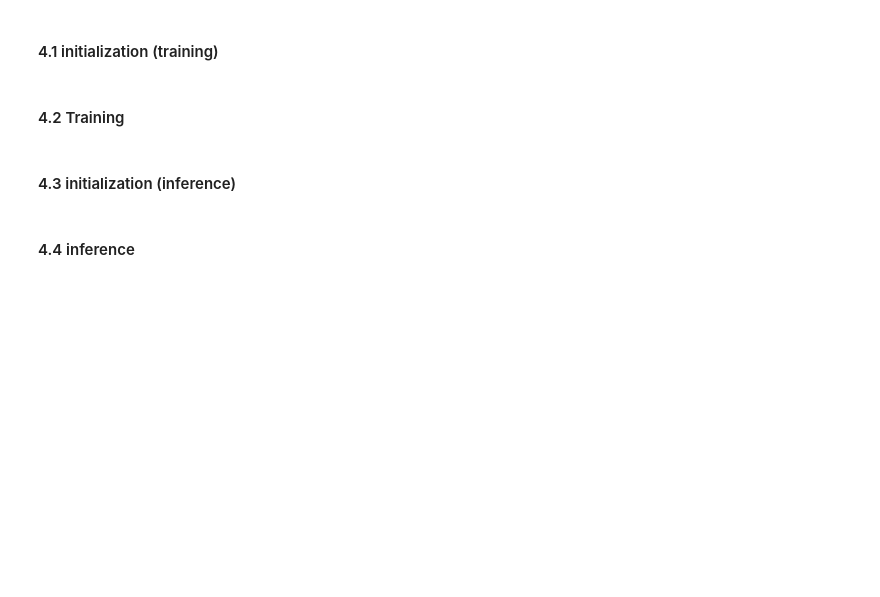
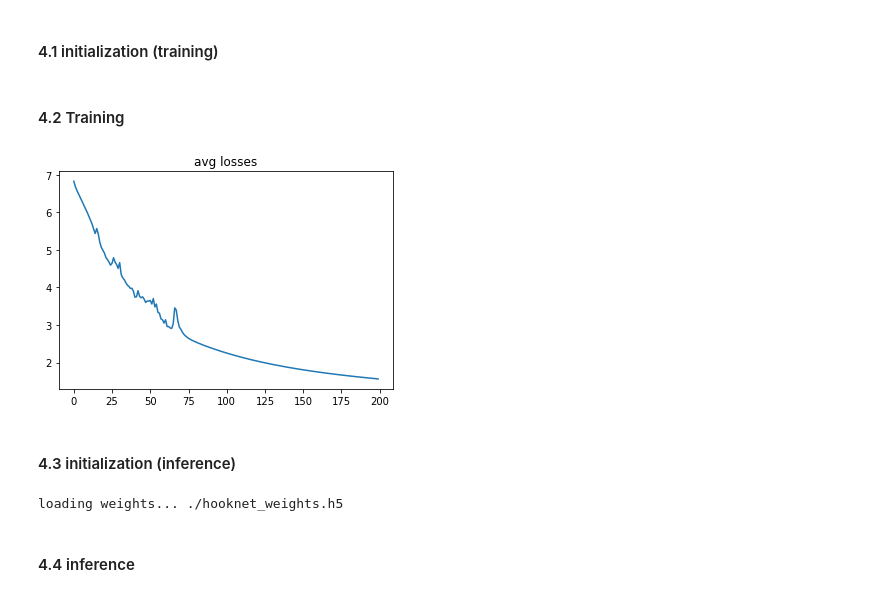
Before and after one commit to DIAGNijmegen/pathology-hooknet, a Jupyter notebook: notebooks/HookNetPracticalGuide.ipynb, the cells around one changed output. Saved outputs shown, nothing was run; the diff lists cells and outputs as text; code cells hidden in the pictures; blank space fills up the shorter version.

```diff
--- a/notebooks/HookNetPracticalGuide.ipynb
+++ b/notebooks/HookNetPracticalGuide.ipynb
@@ -180,35 +186,37 @@ hooknet = HookNet(input_shape=input_shape,
 # %%
 avg_losses = []
 repeats = 200
-batches = 10
+number_of_batches = 10
 with create_batch_iterator(mode='training', user_config='./user_config.yml',
-                           batches=batches, cpus=4) as training_iterator:
+                           number_of_batches=number_of_batches, cpus=4) as training_iterator:
 
     for repeat in tqdm(range(repeats)):
         losses = []
-        for x_batch, y_batch in training_iterator:
+        for x_batch, y_batch, info in training_iterator:
 
             # transpose batchsize and patches
             x_batch = list(x_batch.transpose(1,0,2,3,4))
             y_batch = y_batch.transpose(1,0,2,3,4)[0]
 
             out = hooknet.train_on_batch(x=x_batch, y=y_batch, return_dict=True)
             losses.append(out['loss'])
         avg_losses.append(np.mean(losses))
 
 
 hooknet.save_weights('./hooknet_weights.h5')
 keras.backend.clear_session()
 plt.title('avg losses')
 plt.plot(avg_losses)
 plt.show()
+# %% [output]
+[figure, added]
 # %% [markdown]
 #### 4.3 initialization (inference)
 # %%
-batches = 6
+number_of_batches = 6
 training_iterator = create_batch_iterator(mode='training',
                            user_config='./inference_user_config.yml',
-                           batches=batches, cpus=4)
+                           number_of_batches=number_of_batches, cpus=4)
 
 input_shape = [[1244,1244, 3], [1244,1244, 3]]
 hook_indices = [0, 4]
@@ -219,6 +227,8 @@ inference_hooknet = HookNet(input_shape=input_shape,
                             hook_indices=hook_indices,
                             n_classes=n_classes,
                             model_weights='./hooknet_weights.h5')
+# %% [output]
+loading weights... ./hooknet_weights.h5
 # %% [markdown]
 #### 4.4 inference
 # %%
```
Also changed, not shown: parts of 4 cells of this notebook.
